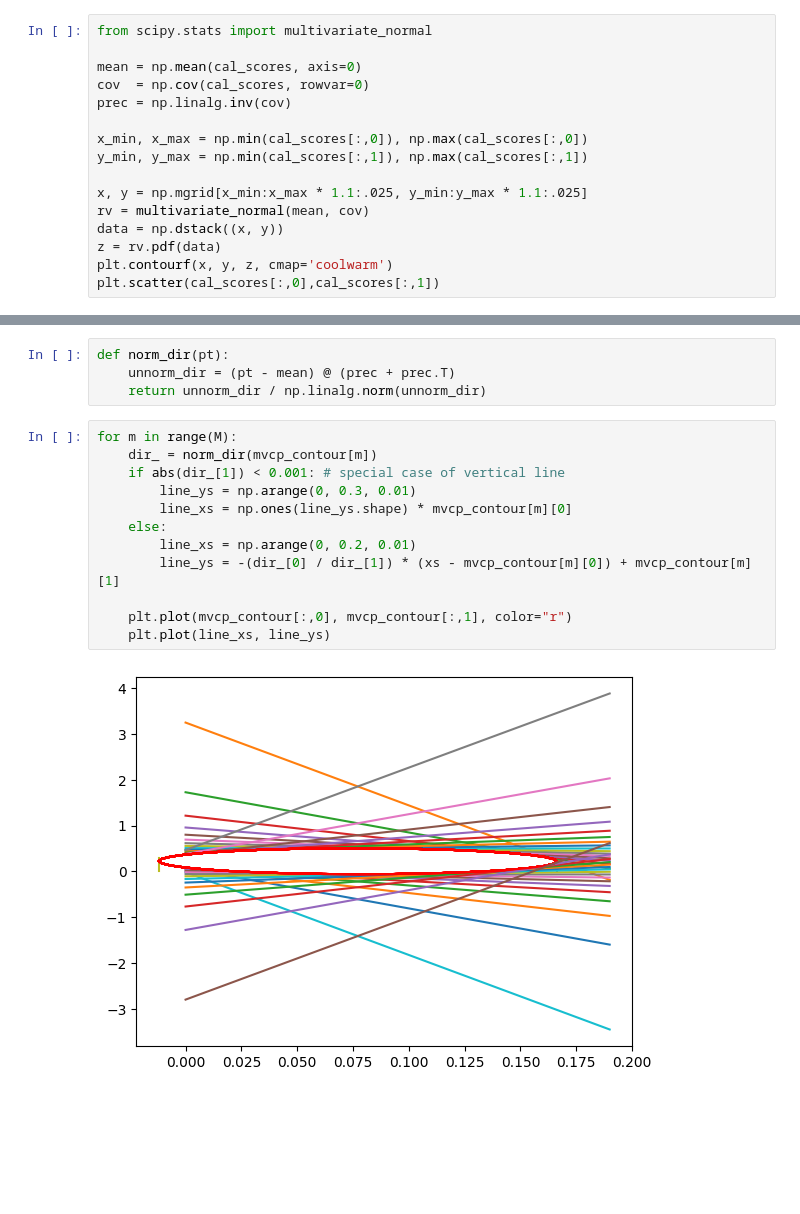
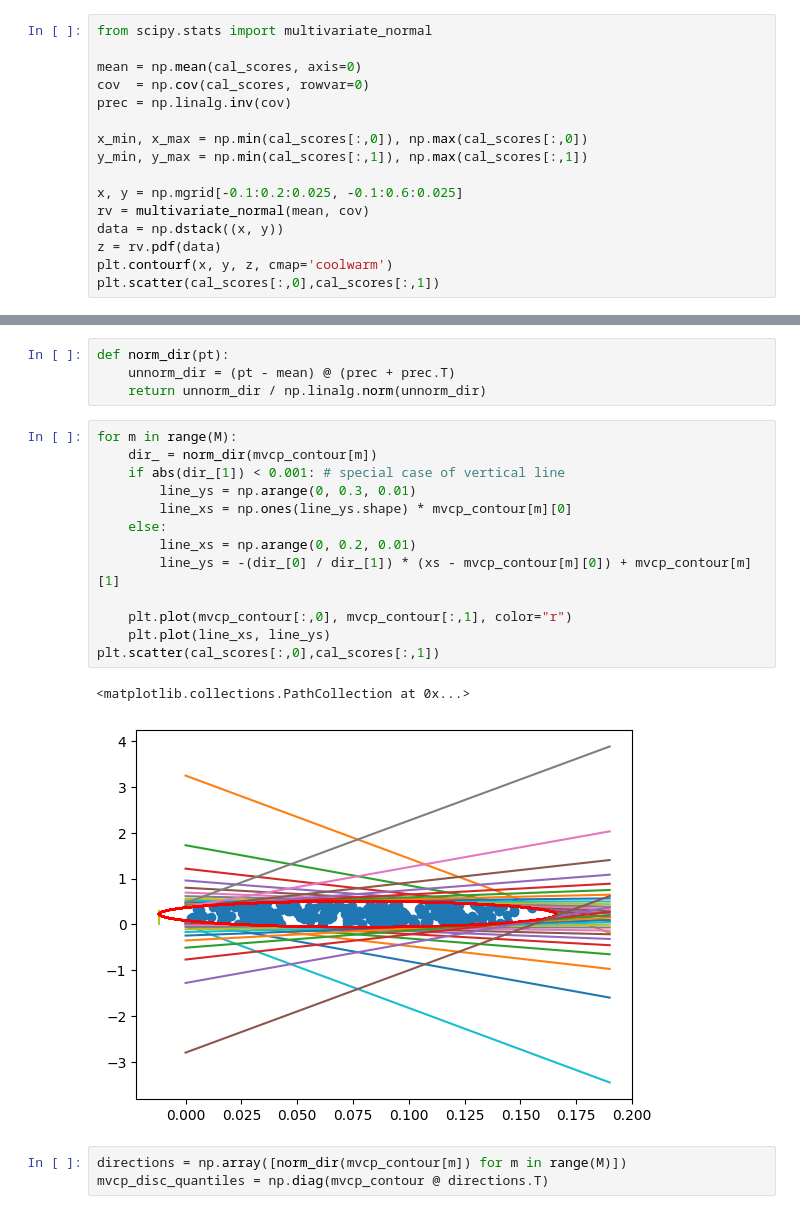
Before and after one commit to yashpatel5400/fusioncp, a Jupyter notebook: testing.ipynb, the cells around one changed output, grey strips where cells are left out. Cells and saved outputs as stored; diff of their text form; blank space fills up the shorter version.

```diff
--- a/testing.ipynb
+++ b/testing.ipynb
@@ -87,7 +87,7 @@ prec = np.linalg.inv(cov)
 x_min, x_max = np.min(cal_scores[:,0]), np.max(cal_scores[:,0])
 y_min, y_max = np.min(cal_scores[:,1]), np.max(cal_scores[:,1])
 
-x, y = np.mgrid[x_min:x_max * 1.1:.025, y_min:y_max * 1.1:.025]
+x, y = np.mgrid[-0.1:0.2:0.025, -0.1:0.6:0.025]
 rv = multivariate_normal(mean, cov)
 data = np.dstack((x, y))
 z = rv.pdf(data)
@@ -128,14 +128,19 @@ def norm_dir(pt):
 # %%
 for m in range(M):
     dir_ = norm_dir(mvcp_contour[m])
     if abs(dir_[1]) < 0.001: # special case of vertical line
         line_ys = np.arange(0, 0.3, 0.01)
         line_xs = np.ones(line_ys.shape) * mvcp_contour[m][0]
     else:
         line_xs = np.arange(0, 0.2, 0.01)
         line_ys = -(dir_[0] / dir_[1]) * (xs - mvcp_contour[m][0]) + mvcp_contour[m][1]
 
     plt.plot(mvcp_contour[:,0], mvcp_contour[:,1], color="r")
     plt.plot(line_xs, line_ys)
+plt.scatter(cal_scores[:,0],cal_scores[:,1])
 # %% [output]
+<matplotlib.collections.PathCollection at 0x...>
-[figure, old version]
+[figure, new version]
+# %%
+directions = np.array([norm_dir(mvcp_contour[m]) for m in range(M)])
+mvcp_disc_quantiles = np.diag(mvcp_contour @ directions.T)
```
Also changed, not shown: parts of 3 cells of this notebook.
